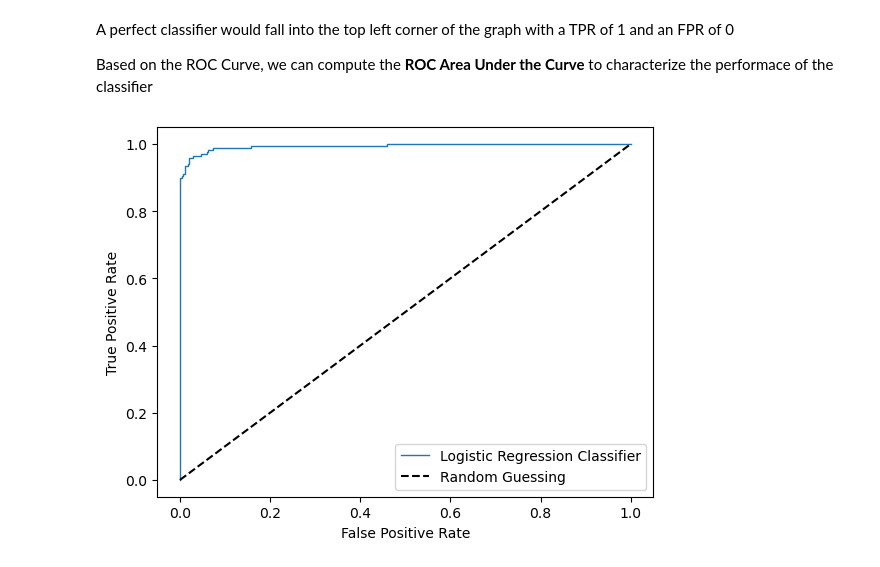
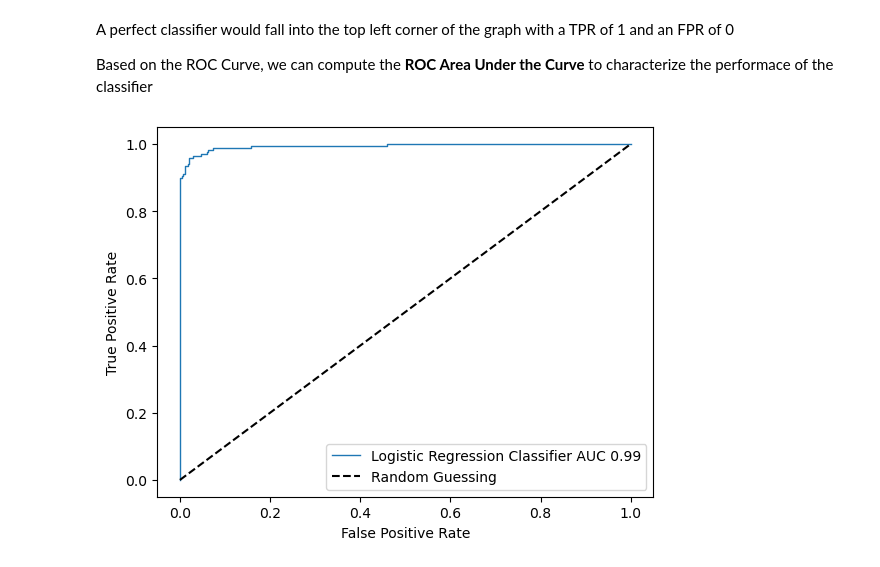
Before and after one commit to FRANKSADWAR/Brazil_Ecommerce, a Jupyter notebook: Supervised Learning Premier.ipynb, the cells around one changed output. Drawn from its saved outputs; the diff is of its cells as text; code cells hidden in the pictures.

```diff
--- a/Supervised Learning Premier.ipynb
+++ b/Supervised Learning Premier.ipynb
@@ -772,21 +772,21 @@ with respect to the TPR anad FPR </p>
 
 <p> Based on the ROC Curve, we can compute the <strong>ROC Area Under the Curve</strong> to characterize the performace of the classifier </p>
 # %%
-from sklearn.metrics import roc_curve
+from sklearn.metrics import roc_curve,auc
 
 
 fpr, tpr, thresholds = roc_curve(y_train, y_scores)
 def plot_roc_curve(fpr, tpr, label=None):
     plt.plot(fpr,tpr,linewidth=1, label=label)
     plt.plot([0,1],[0,1],'k--',label='Random Guessing')
 
-plot_roc_curve(fpr,tpr,label=f'Logistic Regression Classifier AUC {}")
+plot_roc_curve(fpr,tpr,label=f'Logistic Regression Classifier AUC {round((auc(fpr, tpr)),2)}')
 plt.xlabel('False Positive Rate')
 plt.ylabel('True Positive Rate')
 plt.legend(loc="lower right")
 plt.show()
 # %% [output]
-[figure, old version]
+[figure, new version]
 # %%
 from scipy import interp
 pipe_lr = make_pipeline(StandardScaler(),
```
Also changed, not shown: parts of 1 cell of this notebook.
